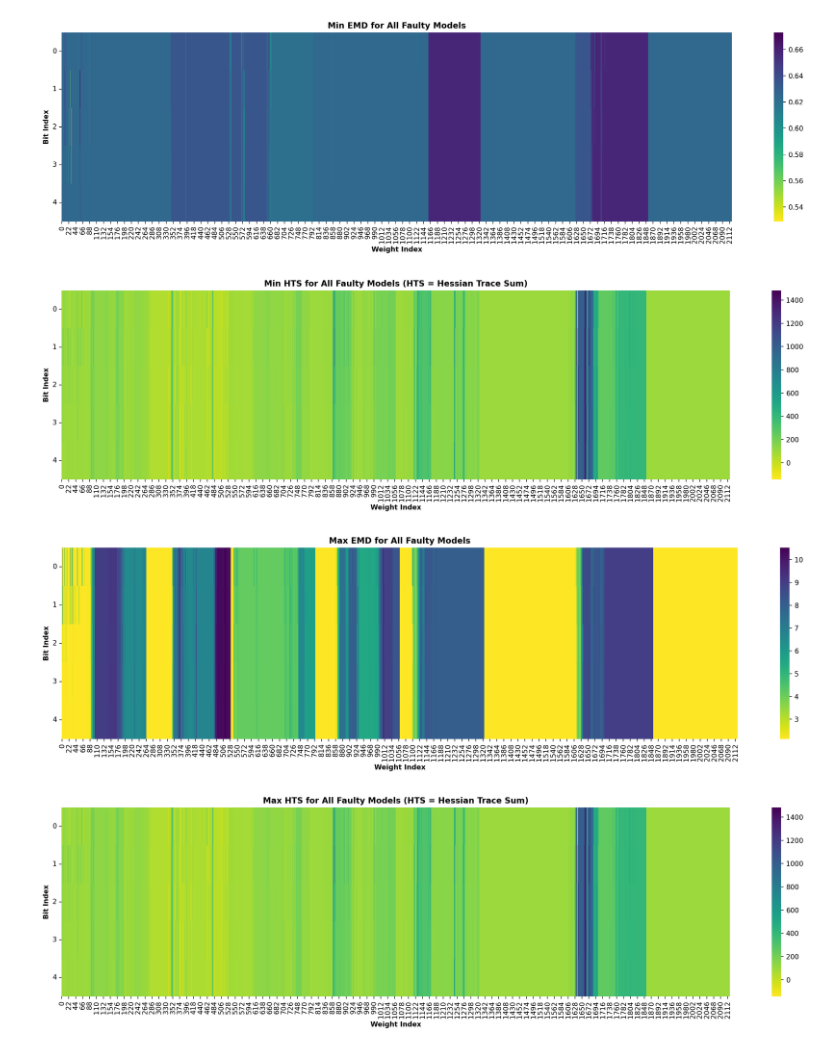
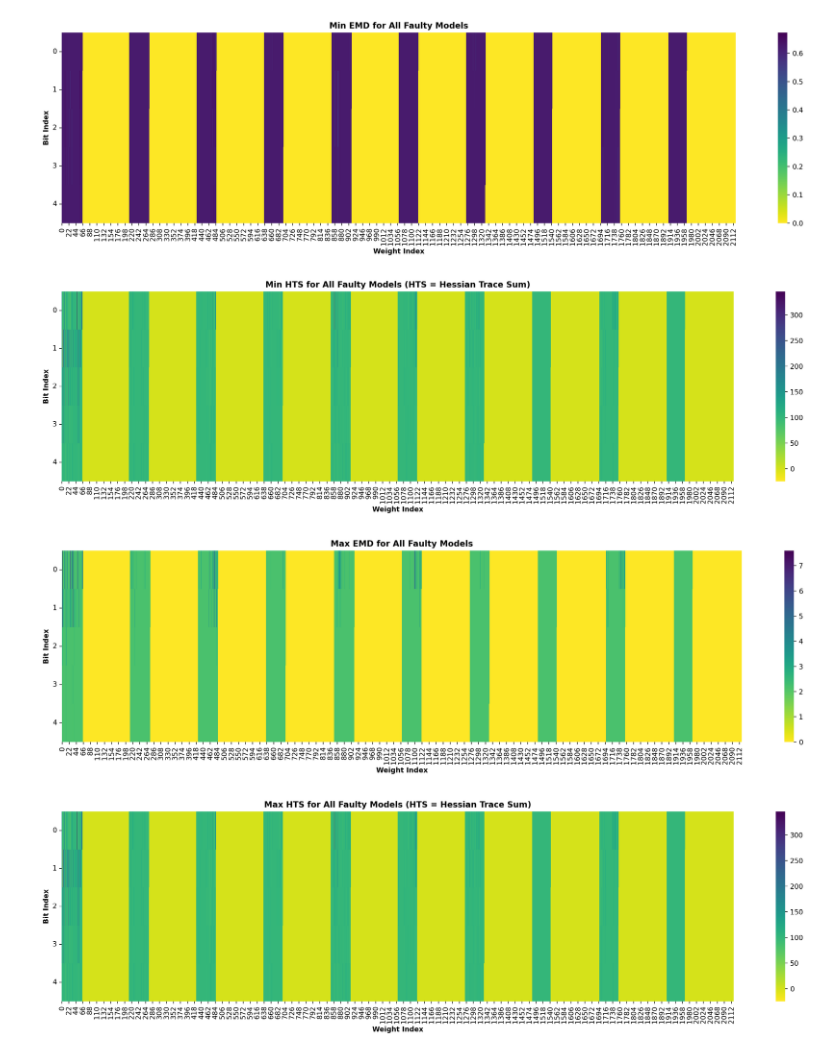
Before and after one commit to oliviaweng/fastml-science, a Jupyter notebook: sensor-data-compression/gen_plots_for_bit_flip_experiment.ipynb, the cells around one changed output. Saved outputs shown, nothing was run; the diff lists cells and outputs as text; code cells hidden in the pictures.

Commit message:
Update plots with latest results

```diff
--- a/sensor-data-compression/gen_plots_for_bit_flip_experiment.ipynb
+++ b/sensor-data-compression/gen_plots_for_bit_flip_experiment.ipynb
@@ -134,10 +134,10 @@ my_wbits = 5
 
 
 #S: Specify the path to an efr file (it can have missing values)
-my_efx_files = "/home/anmeza/GitHub/fastml-science/sensor-data-compression/gcloud_results/efx_files_at_2023-03-12_22:44:01"
+my_efx_files = "/home/anmeza/GitHub/fastml-science/sensor-data-compression/gcloud_results/efx_files_at_2023-03-12_23:17:49"
 temp_efd_fp, temp_efr_fp = consolidate_efx_files(my_efx_files, nbits=my_nbits, nVMs=10)
 test_efr = temp_efr_fp
-test_efr = "/home/anmeza/GitHub/fastml-science/sensor-data-compression/efx_emd_hesstrace_v0-31/efr_emd_hesstrace_v0-31.log"
+# test_efr = "/home/anmeza/GitHub/fastml-science/sensor-data-compression/efx_emd_hesstrace_v0-31/efr_emd_hesstrace_v0-31.log"
 
 
 #S: Parse the efr file. Note that missing EMD and HT values are replaced with a default value
@@ -150,44 +150,44 @@ bi_to_EMDs, bi_to_HTs = parse_efr_file(test_efr, nbits=my_nbits, nvals=my_nvals,
 
 #S: Verify certain properties about the parsed EMD and HT values
 assert bi_to_EMDs.keys().__len__() == 10600
 assert bi_to_HTs.keys().__len__()  == 10600
 assert sum([len(EMDs) for EMDs in bi_to_EMDs.values()]) == 32*10600
 assert sum([len(HTs) for HTs in bi_to_EMDs.values()]) == 32*10600
 
 
 #S: Apply the desired reducing/folding/aggregrating function(s) to EMD and HT values
+# desired_functions = [
+#     (np.min    , "Min"                  , "min_buggy_run"),
+#     (np.max    , "Max"                  , "max_buggy_run"),
+#     (np.average, "Mean"                 , "mean_buggy_run"),
+#     (np.std    , "Standard Deviation of", "std_buggy_run"),
+# ]
 desired_functions = [
-    (np.min    , "Min"                  , "min_buggy_run"),
-    (np.max    , "Max"                  , "max_buggy_run"),
-    (np.average, "Mean"                 , "mean_buggy_run"),
-    (np.std    , "Standard Deviation of", "std_buggy_run"),
+    (np.min    , "Min"                  , "min_crrct_run"),
+    (np.max    , "Max"                  , "max_crrct_run"),
+    (np.average, "Mean"                 , "mean_crrct_run"),
+    (np.std    , "Standard Deviation of", "std_crrct_run"),
 ]
-# desired_functions = [
-#     (np.min    , "Min"                  , "min_crrct_run"),
-#     (np.max    , "Max"                  , "max_crrct_run"),
-#     (np.average, "Mean"                 , "mean_crrct_run"),
-#     (np.std    , "Standard Deviation of", "std_crrct_run"),
-# ]
 
 for dfunc, title_prefix, save_str in desired_functions:
     bi_to_rEMDs = dict()
     for bi in bi_to_EMDs:
         bi_to_rEMDs[bi] = dfunc(bi_to_EMDs[bi])
 
     bi_to_rHTs = dict()
     for bi in bi_to_HTs:
         bi_to_rHTs[bi] = dfunc(bi_to_HTs[bi])
 
 
     #S: Get intensity matrix/grid for heatmap
     x, y, intensity_EMD = get_hmap_intesity_grid(bi_to_rEMDs, wbits=my_wbits, agmtrc_dflt=0.0)
     x, y, intensity_HT  = get_hmap_intesity_grid(bi_to_rHTs, wbits=my_wbits, agmtrc_dflt=0.0)
 
     #S: Generate heatmaps from the intensity matrices/grids
     gen_hmap_from_intensity(intensity_EMD, f"{title_prefix} EMD for All Faulty Models",f"example_hmap_{save_str}_EMD.pdf")
     gen_hmap_from_intensity(intensity_HT, f"{title_prefix} HTS for All Faulty Models (HTS = Hessian Trace Sum)", f"example_hmap_{save_str}_HT.pdf")
 # %% [output]
-[figure, old version]
+[figure, new version]
-[figure, old version]
+[figure, new version]
-[figure, old version]
+[figure, new version]
-[figure, old version]
+[figure, new version]
```
Also changed, not shown: parts of 2 cells of this notebook, 16 other files.
